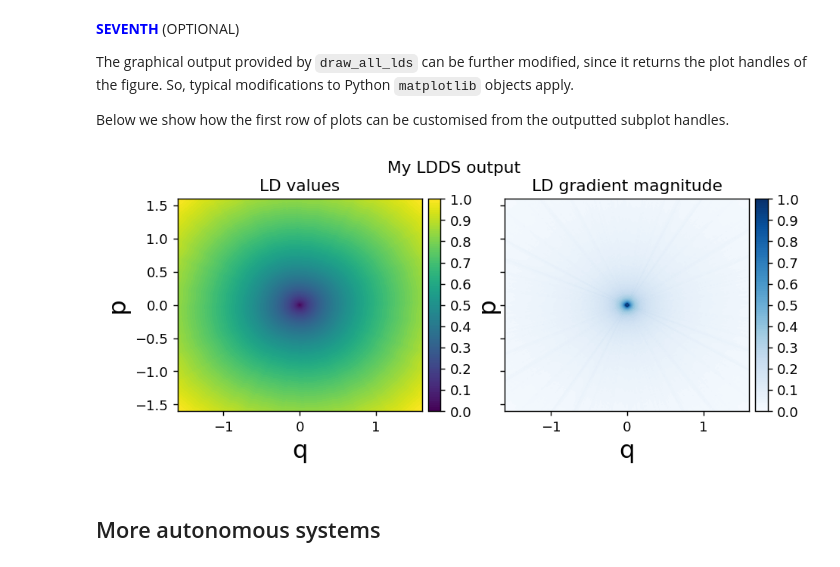
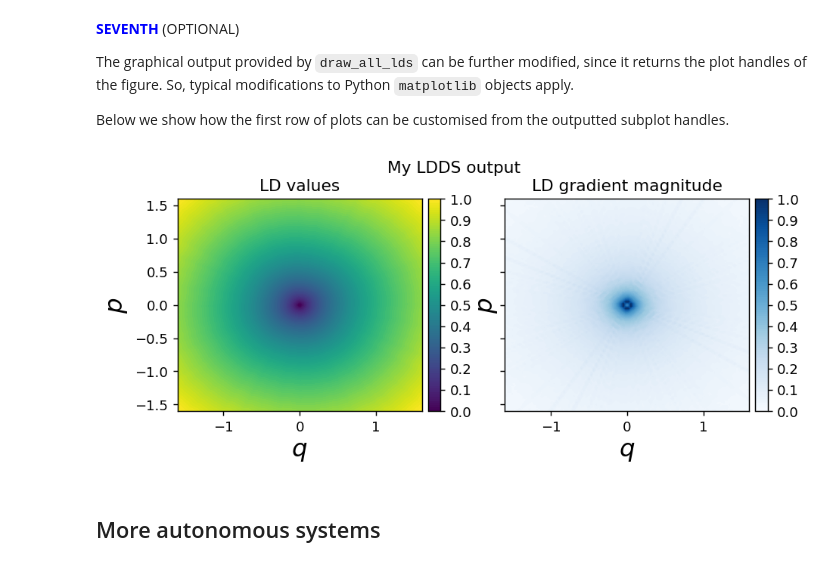
Before and after one commit to champsproject/ldds, a Jupyter notebook: tutorials/tutorial-1.ipynb, the cells around one changed output. Saved outputs shown, nothing was run; the diff lists cells and outputs as text; code cells hidden in the pictures.

```diff
--- a/tutorials/tutorial-1.ipynb
+++ b/tutorials/tutorial-1.ipynb
@@ -46,7 +48,7 @@ Define the paramaters for a 2D rectangular grid for visualization of the Lagrang
 # %%
 x_min,x_max = [-1.6, 1.6] # x axis limits
 y_min,y_max = [-1.6, 1.6] # p_x axis limits
-Nx, Ny = [300, 300] # Number of points per axis
+Nx, Ny = [100, 100] # Number of points per axis
 
 grid_parameters = [(x_min, x_max, Nx), (y_min, y_max, Ny)]
 # %% [markdown]
@@ -130,21 +132,21 @@ Below we show how the first row of plots can be customised from the outputted su
 # %%
 # choose LD forwards subplots
 fig, ax = figs[0]
 
 # set new axes labels
-ax[0].set_xlabel("q", fontsize=18)
-ax[0].set_ylabel("p", fontsize=18)
-ax[1].set_xlabel("q", fontsize=18)
-ax[1].set_ylabel("p", fontsize=18)
+ax[0].set_xlabel(r"$q$", fontsize=18)
+ax[0].set_ylabel(r"$p$", fontsize=18)
+ax[1].set_xlabel(r"$q$", fontsize=18)
+ax[1].set_ylabel(r"$p$", fontsize=18)
 
 # set new super-title
 suptitle = "My LDDS output"
 fig.suptitle(suptitle)
 
 # visualise
 fig
 # %% [output]
-[figure, old version]
+[figure, new version]
 # %% [markdown]
 ## More autonomous systems
 # %% [markdown]
```
Also changed, not shown: parts of 8 cells of this notebook.
